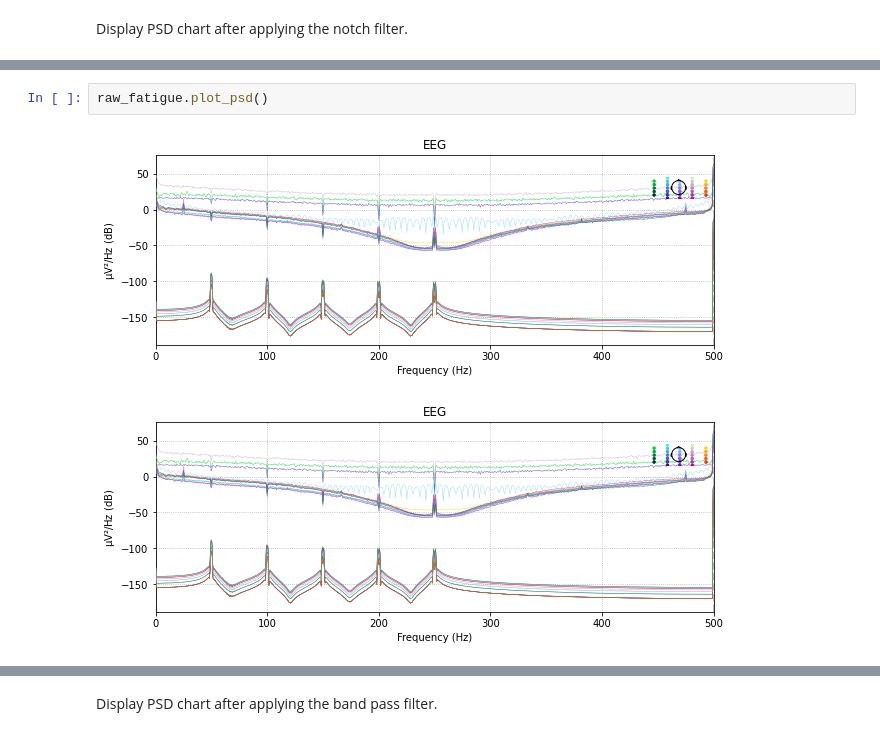
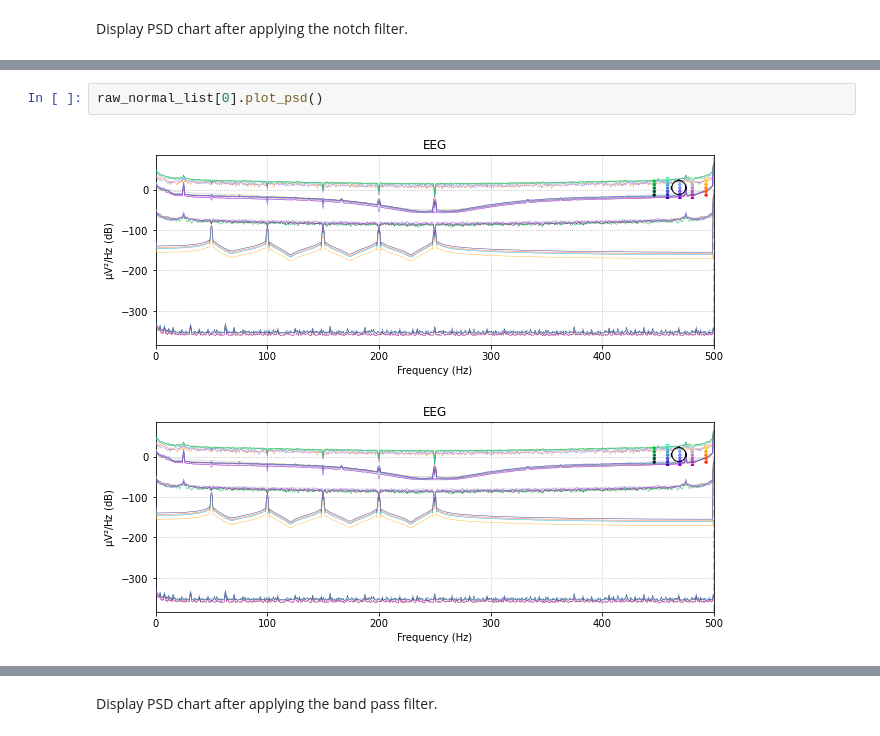
Before and after one commit to sskender/introduction-to-data-science, a Jupyter notebook: research.ipynb, the cells around one changed output, grey strips where cells are left out. Saved outputs shown, nothing was run; the diff lists cells and outputs as text.

```diff
--- a/research.ipynb
+++ b/research.ipynb
@@ -183,5 +159,5 @@ raw_normal.plot_psd()
-# %%
-raw_fatigue.plot_psd()
-# %% [output]
-[figure, removed]
-[figure, removed]
+# %%
+raw_normal_list[0].plot_psd()
+# %% [output]
+[figure, added]
+[figure, added]
```
Also changed, not shown: parts of 41 cells of this notebook.
